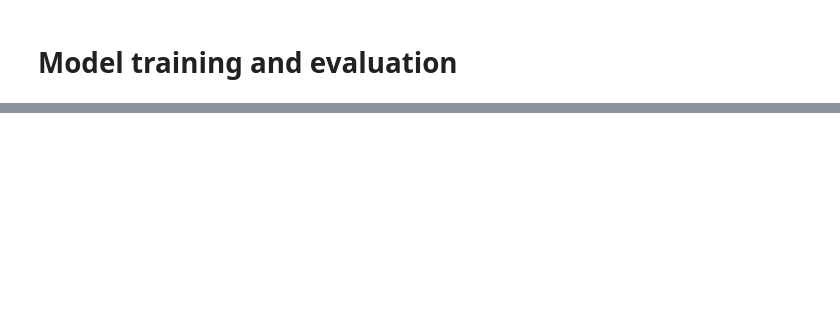
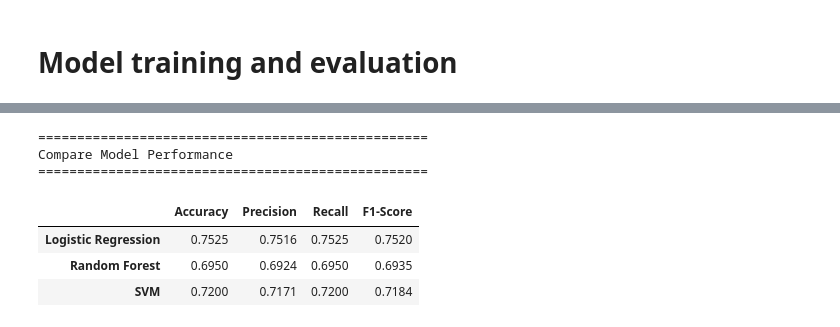
Before and after one commit to ikara-py/student_mental_health, a Jupyter notebook: notebooks/02_preprocessing.ipynb, the cells around one changed output, grey strips where cells are left out. Saved outputs shown, nothing was run; the diff lists cells and outputs as text; code cells hidden in the pictures; blank space fills up the shorter version.

```diff
--- a/notebooks/02_preprocessing.ipynb
+++ b/notebooks/02_preprocessing.ipynb
@@ -252,0 +251,12 @@ for name, model in models.items():
+# %%
+config.print_title('Training Classification Models')
+
+for name, pipeline in model_pipelines.items():
+
+    print(f'Training {name}')
+
+    pipeline.fit(X_train, y_train)
+
+    print(f'training {name} : Done')
+
+print('All models training : Done')
@@ -252,0 +274,12 @@ for name, model in models.items():
+# %%
+config.print_title('Generate Predictions')
+
+predictions = defaultdict()
+
+for name, pipeline in model_pipelines.items():
+
+    y_pred = pipeline.predict(X_test)
+
+    predictions[name] = y_pred
+
+    print(f'{name}: predictions added to prediction dictionary')
@@ -252,0 +293,13 @@ for name, model in models.items():
+# %%
+config.print_title('Evaluate Model Performance')
+
+evaluation_results = defaultdict(dict)
+
+for name, y_pred in predictions.items():
+
+    evaluation_results[name] = {'Accuracy': accuracy_score(y_test, y_pred),
+                                'Precision': precision_score(y_test, y_pred, average='weighted', zero_division=0),
+                                'Recall': recall_score(y_test, y_pred, average='weighted', zero_division=0),
+                                'F1-Score': f1_score(y_test, y_pred, average='weighted', zero_division=0) }
+
+    print(f'{name}: Evaluation Done')
@@ -252,0 +340,14 @@ for name, model in models.items():
+# %%
+config.print_title('Compare Model Performance')
+
+evaluation_df = pd.DataFrame(evaluation_results).T
+
+display(evaluation_df.round(4))
+# %% [output]
+==================================================
+Compare Model Performance
+==================================================
+|  | Accuracy | Precision | Recall | F1-Score |
+| Logistic Regression | 0.7525 | 0.7516 | 0.7525 | 0.7520 |
+| Random Forest | 0.6950 | 0.6924 | 0.6950 | 0.6935 |
+| SVM | 0.7200 | 0.7171 | 0.7200 | 0.7184 |
```
Also changed, not shown: parts of 10 cells of this notebook.
